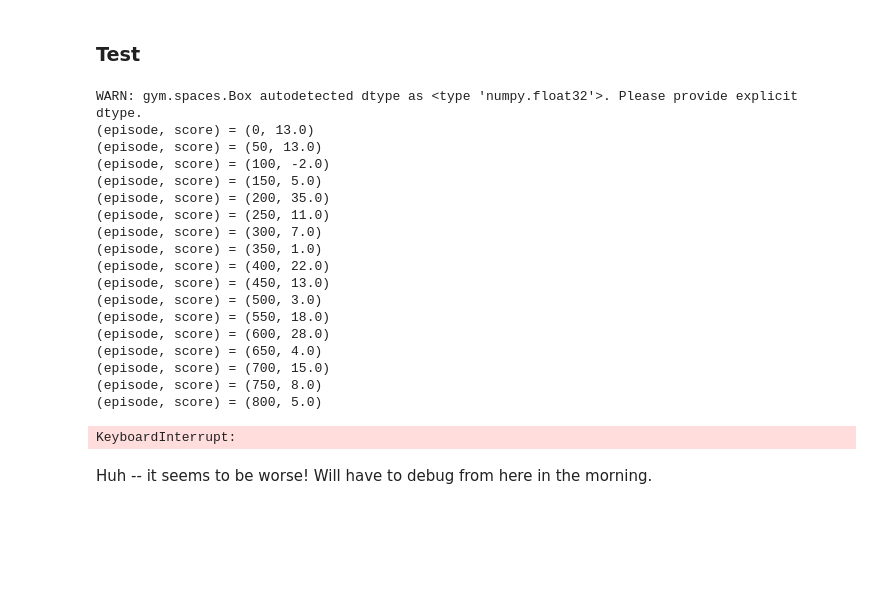
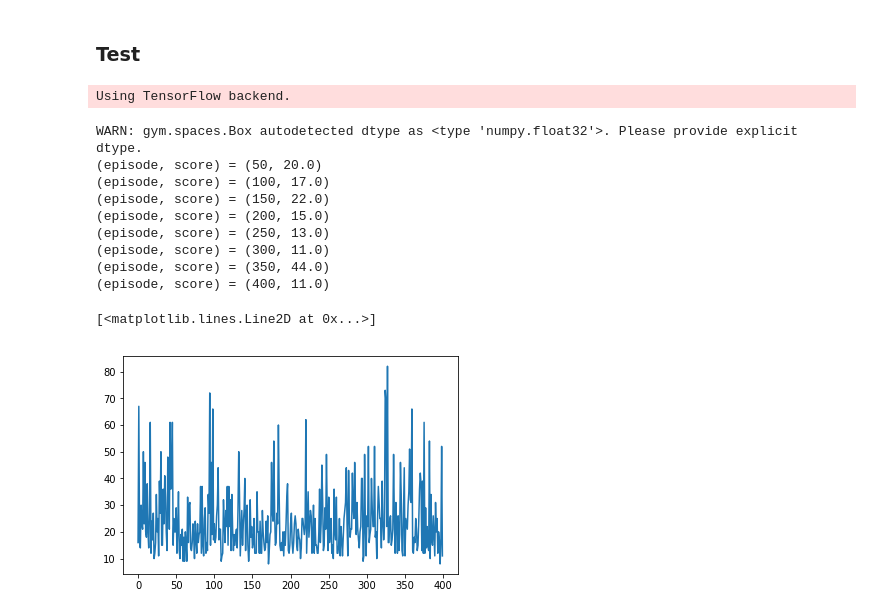
Before and after one commit to Khev/RL-practice-keras, a Jupyter notebook: A2C/develop_code.ipynb, the cells around one changed output. Drawn from its saved outputs; the diff is of its cells as text; code cells hidden in the pictures; blank space fills up the shorter version.

```diff
--- a/A2C/develop_code.ipynb
+++ b/A2C/develop_code.ipynb
@@ -77,67 +12,66 @@ class Agent:
 # %%
 import numpy as np
 import matplotlib.pyplot as plt
 import gym
+from agent import Agent
 %matplotlib inline
 
 
-EPISODES = 1000
 
-env = gym.make('CartPole-v1')
-num_states = env.observation_space.shape[0]
-num_actions = env.action_space.n
-agent = Agent(num_states, num_actions)
-agent.gamma = 0.999
-# agent.load("./save/cartpole-dqn.h5")
-done = False
+#Environment
+env = gym.make('CartPole-v0')
+env.seed(0)
+input_dim = env.observation_space.shape[0]
+output_dim = env.action_space.n
 
+
+#Agent
+lr,gamma,tau = 0.0001, 0.99, 0.1
+clipnorm, verbose = False, False
+agent = Agent(input_dim, output_dim, lr, gamma, tau, clipnorm, verbose)
+
+
+#Train
+EPISODES = 400
 scores = []
-
-for e in range(EPISODES):
+for e in range(1,EPISODES+1):
     state = env.reset()
-    state = np.reshape(state, [1, num_states])
+    state = agent.make_tensor(state)
     reward_sum = 0
-    for time in range(500):
+    done = False
+    while not done:
 
         #Do main step
         # env.render()
         action = agent.act(state)
         next_state, reward, done, _ = env.step(action)
-        reward = reward if not done else -10
         reward_sum += reward
-        next_state = np.reshape(next_state, [1, num_states])
+        next_state = agent.make_tensor(next_state)
+        agent.remember(state[0],action,reward,next_state[0],done) #want to remember state as a vec
 
         #Learn
-        if time % 200 == 0:
-            agent.train_models(state,action,reward,next_state)
+        if e > 100:
+            agent.learn()
 
         state = next_state
         if done:
             break
 
     #Learn & print results
     scores.append(reward_sum)
     if e % 50 == 0:
         print '(episode, score) = ' + str((e,reward_sum))
+plt.plot(scores)
 # %% [output]
-WARN: gym.spaces.Box autodetected dtype as <type 'numpy.float32'>. Please provide explicit dtype.
-(episode, score) = (0, 13.0)
-(episode, score) = (50, 13.0)
-(episode, score) = (100, -2.0)
-(episode, score) = (150, 5.0)
-(episode, score) = (200, 35.0)
-(episode, score) = (250, 11.0)
-(episode, score) = (300, 7.0)
-(episode, score) = (350, 1.0)
-(episode, score) = (400, 22.0)
-(episode, score) = (450, 13.0)
-(episode, score) = (500, 3.0)
-(episode, score) = (550, 18.0)
-(episode, score) = (600, 28.0)
-(episode, score) = (650, 4.0)
-(episode, score) = (700, 15.0)
-(episode, score) = (750, 8.0)
-(episode, score) = (800, 5.0)
+Using TensorFlow backend.
-KeyboardInterrupt:
+WARN: gym.spaces.Box autodetected dtype as <type 'numpy.float32'>. Please provide explicit dtype.
+(episode, score) = (50, 20.0)
+(episode, score) = (100, 17.0)
+(episode, score) = (150, 22.0)
+(episode, score) = (200, 15.0)
+(episode, score) = (250, 13.0)
+(episode, score) = (300, 11.0)
+(episode, score) = (350, 44.0)
+(episode, score) = (400, 11.0)
+[<matplotlib.lines.Line2D at 0x...>]
+[figure, added]
-# %% [markdown]
-Huh -- it seems to be worse! Will have to debug from here in the morning.
```
Also changed, not shown: parts of 5 cells of this notebook, 39 other files.
